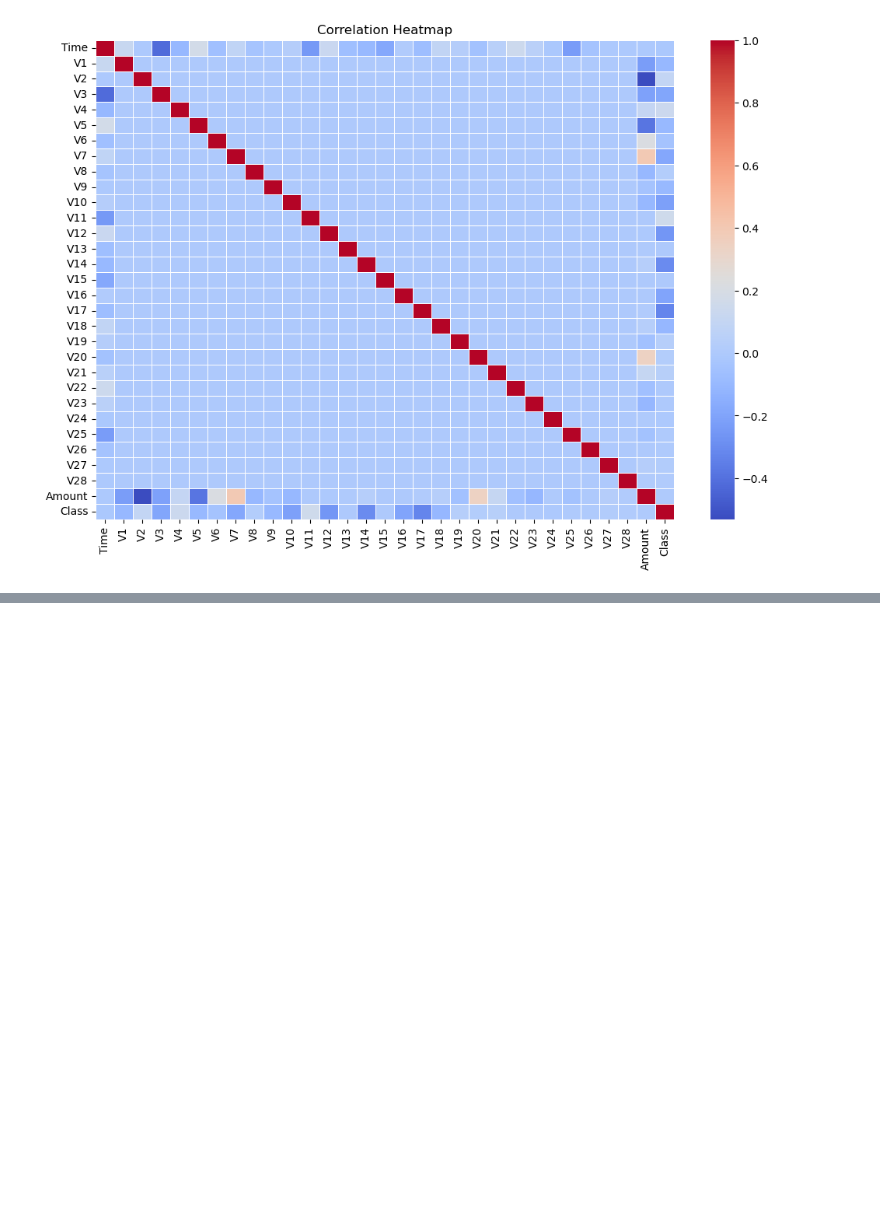
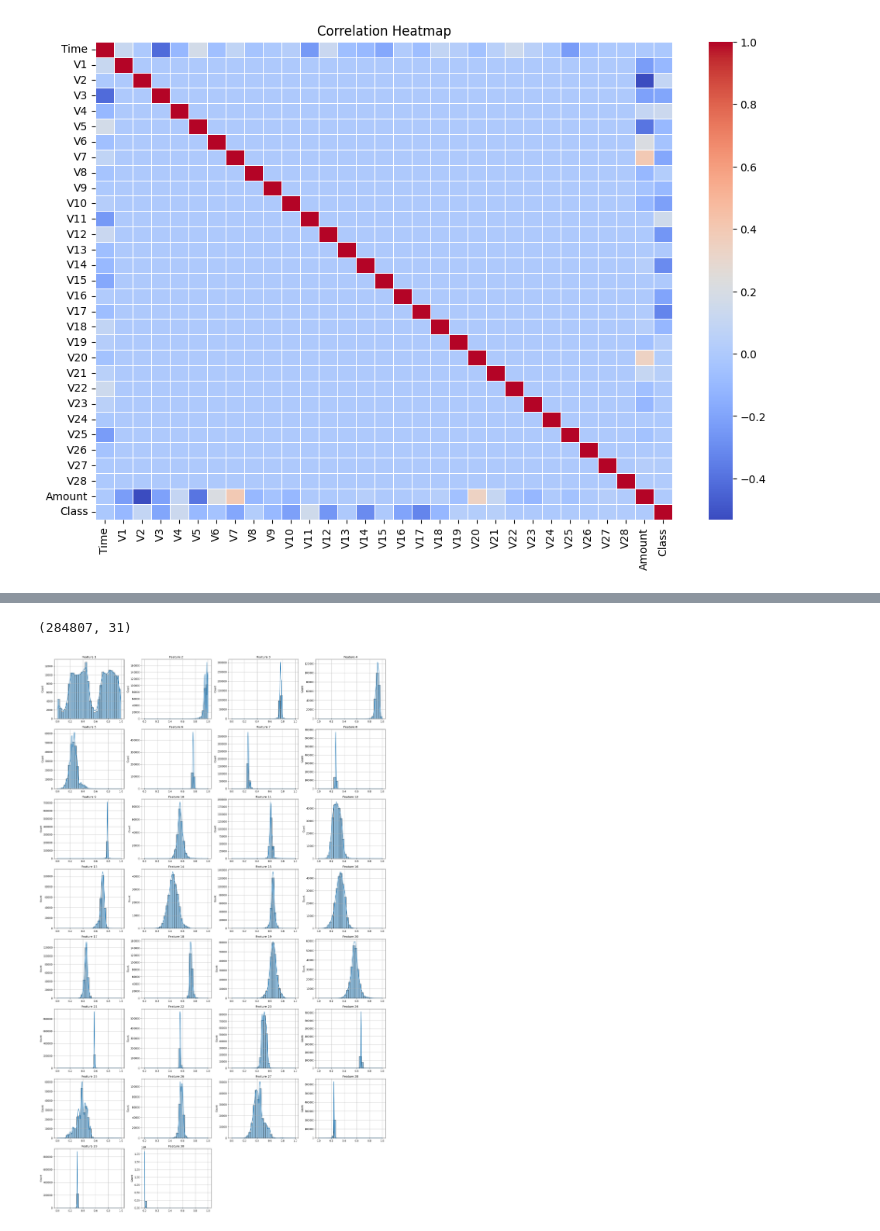
Before and after one commit to AI-Builders-Iran/fraud-detection-ml, a Jupyter notebook: notebooks/Main.ipynb, the cells around one changed output, grey strips where cells are left out. Cells and saved outputs as stored; diff of their text form; code cells hidden in the pictures; blank space fills up the shorter version.

```diff
--- a/notebooks/Main.ipynb
+++ b/notebooks/Main.ipynb
@@ -331,0 +355,51 @@ plt.show()
+# %%
+df2.shape
+# %% [output]
+(284807, 31)
+# %%
+x = df2.drop(columns=["Class"]).values
+y = df2["Class"].values.reshape(-1, 1)
+# %%
+x_train, x_test, y_train, y_test = train_test_split(
+    x, y, test_size=0.2, random_state=42
+)
+# %%
+scaler = MinMaxScaler(feature_range=(0, 1))
+# %%
+x_train_scaled = scaler.fit_transform(x_train)
+x_test_scaled = scaler.transform(x_test)
+# %%
+n_features = x_train_scaled.shape[1]
+
+n_cols = 4
+n_rows = ceil(n_features / n_cols)
+
+fig, axes = plt.subplots(
+    n_rows,
+    n_cols,
+    figsize=(20, 4 * n_rows),
+    dpi=120
+)
+
+axes = axes.flatten()
+
+for i in range(n_features):
+    sns.histplot(
+        x=x_train_scaled[:, i],
+        bins=30,
+        kde=True,
+        fill=True,
+        ax=axes[i]
+    )
+
+    axes[i].set_title(f"Feature {i+1}", fontsize=12)
+    axes[i].grid(True)
+
+
+for i in range(n_features, len(axes)):
+    fig.delaxes(axes[i])
+
+plt.tight_layout()
+plt.show()
+# %% [output]
+[figure, added]
```
Also changed, not shown: parts of 51 cells of this notebook, 7 other files.
